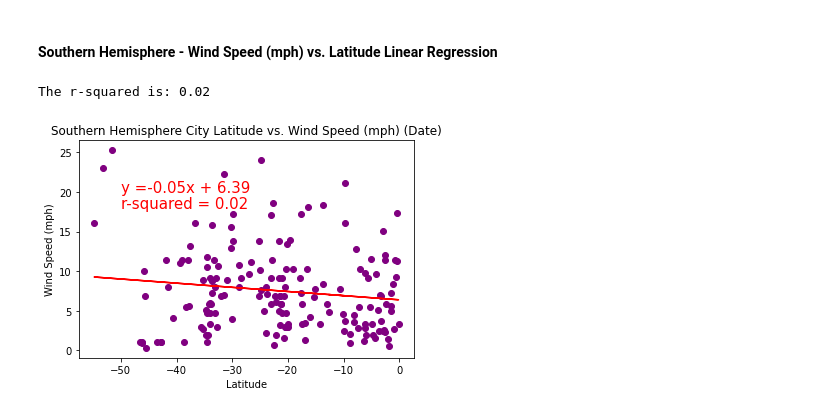
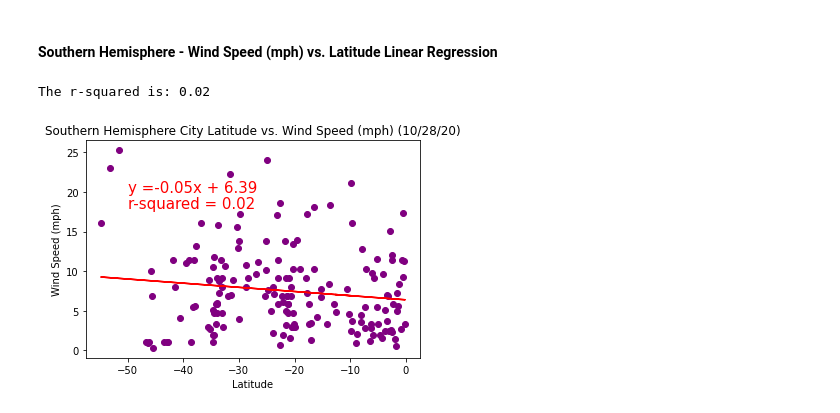
Before and after one commit to LeeProut/python-api-challenge, a Jupyter notebook: WeatherPy/WeatherPy.ipynb, the cells around one changed output. Saved outputs shown, nothing was run; the diff lists cells and outputs as text; code cells hidden in the pictures.

```diff
--- a/WeatherPy/WeatherPy.ipynb
+++ b/WeatherPy/WeatherPy.ipynb
@@ -587,32 +606,32 @@ s_wind_y_values = southern_hemi_df["Wind Speed"]
 # (slope, intercept, rvalue, pvalue, stderr) = linregress(total_equipment, burned_acreage)
 # regress_values = total_equipment * slope + intercept
 (s_wind_slope, s_wind_intercept, s_wind_rvalue, s_wind_pvalue, s_wind_stderr) = linregress(s_wind_x_values, s_wind_y_values)
 s_wind_regress_values = np.asarray(s_wind_x_values) * s_wind_slope + s_wind_intercept
 
 #calculate r-squared
 s_wind_rsquared = round(s_wind_rvalue**2,2)
 print(f"The r-squared is: {s_wind_rsquared}")
 
 #line equation y = mx + b
 s_wind_line_eq = "y =" + str(round(s_wind_slope,2)) + "x + " + str(round(s_wind_intercept,2))
 
 #create scatter plot
 plt.scatter(s_wind_x_values, s_wind_y_values, color="purple")
 
 #add regression line
 plt.plot(s_wind_x_values, s_wind_regress_values, "r-")
 
 #add title and labels
-plt.title("Southern Hemisphere City Latitude vs. Wind Speed (mph) (Date)")
+plt.title(f"Southern Hemisphere City Latitude vs. Wind Speed (mph) ({date_title})")
 plt.xlabel("Latitude")
 plt.ylabel("Wind Speed (mph)")
 
 #add annotation to plot
 plt.annotate(s_wind_line_eq,(-50,20), fontsize=15, color="red")
 plt.annotate(f"r-squared = {s_wind_rsquared}",(-50,18),fontsize=15,color="red")
 
 plt.savefig("Images/s_hemi_latitudeVSwindspeed.png")
 plt.show()
 # %% [output]
 The r-squared is: 0.02
-[figure, old version]
+[figure, new version]
```
Also changed, not shown: parts of 12 cells of this notebook, 12 other files.
